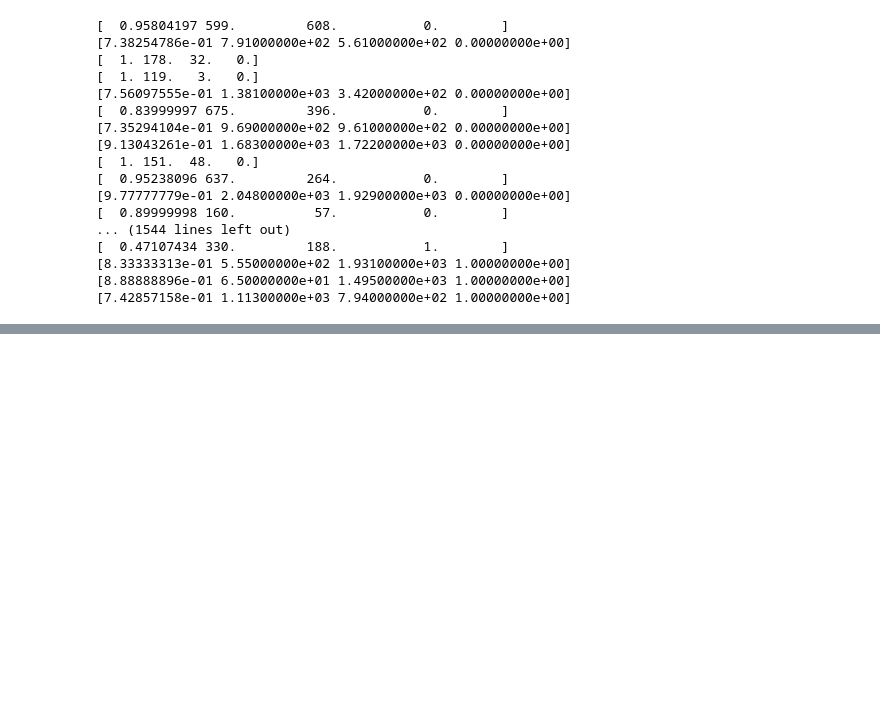
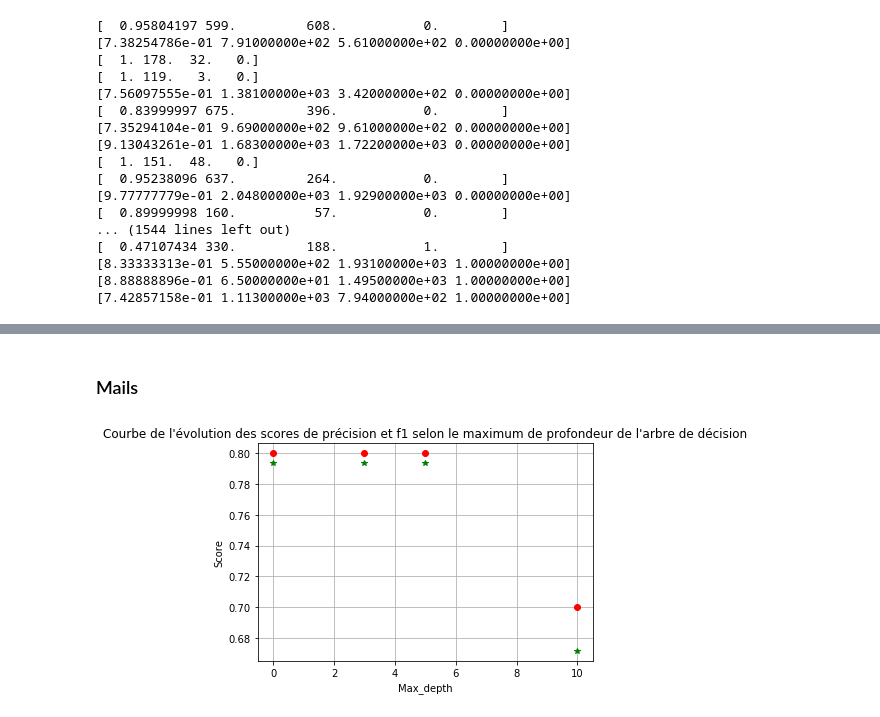
Before and after one commit to mat100payette/GTI770_Labo1, a Jupyter notebook: TP1.ipynb, the cells around one changed output, grey strips where cells are left out. Saved outputs shown, nothing was run; the diff lists cells and outputs as text; code cells hidden in the pictures; blank space fills up the shorter version.

Commit message:
ajout du filtre de spam. tree complété + début bayes

```diff
--- a/TP1.ipynb
+++ b/TP1.ipynb
@@ -637,0 +582,2 @@ Références :
+# %% [markdown]
+### Mails
@@ -637,0 +770,21 @@ Références :
+# %%
+def DecisionTree_Holdout():
+    Filter_train, Filter_val, Filter_test = SplitVectorData_Holdout(Filter, 0.6)
+
+    Filter_model_none, Filter_prediction_train_none, Filter_prediction_val_none, Filter_prediction_test_none, Filter_train_none, Filter_val_none, Filter_test_none = GenerateModelDataFromVector(Filter_train, Filter_val, Filter_test, len(Filter[0]), CreateDecisionTreeModel(None))
+    Filter_model_3, Filter_prediction_train_3, Filter_prediction_val_3, Filter_prediction_test_3, Filter_train_3, Filter_val_3, Filter_test_3 = GenerateModelDataFromVector(Filter_train, Filter_val, Filter_test, len(Filter[0]), CreateDecisionTreeModel(3))
+    Filter_model_5, Filter_prediction_train_5, Filter_prediction_val_5, Filter_prediction_test_5, Filter_train_5, Filter_val_5, Filter_test_5 = GenerateModelDataFromVector(Filter_train, Filter_val, Filter_test, len(Filter[0]), CreateDecisionTreeModel(5))
+    Filter_model_10, Filter_prediction_train_10, Filter_prediction_val_10, Filter_prediction_test_10, Filter_train_10, Filter_val_10, Filter_test_10 = GenerateModelDataFromVector(Filter_train, Filter_val, Filter_test, len(Filter[0]), CreateDecisionTreeModel(10))
+
+    array_tree = [[Filter_val_none, Filter_prediction_val_none],
+               [Filter_val_3, Filter_prediction_val_3],
+               [Filter_val_5, Filter_prediction_val_5],
+               [Filter_val_10, Filter_prediction_val_10]]
+
+    Array_AccScores, Array_F1Scores = GenerateScores(array_tree)
+
+    TracePlot([0, 3, 5, 10], Array_AccScores, [0, 3, 5, 10], Array_F1Scores, "Courbe de l'évolution des scores de précision et f1 selon le maximum de profondeur de l'arbre de décision", "Max_depth", "Score")
+
+DecisionTree_Holdout()
+# %% [output]
+[figure, added]
```
Also changed, not shown: parts of 20 cells of this notebook, 4 other files.
